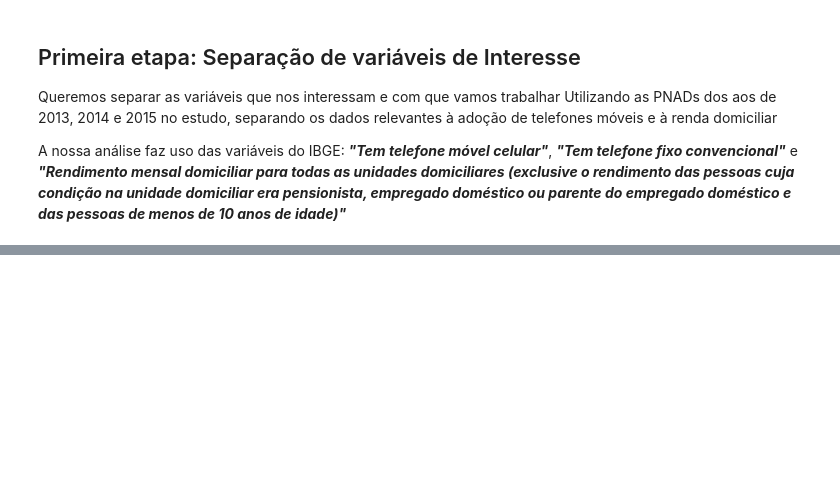
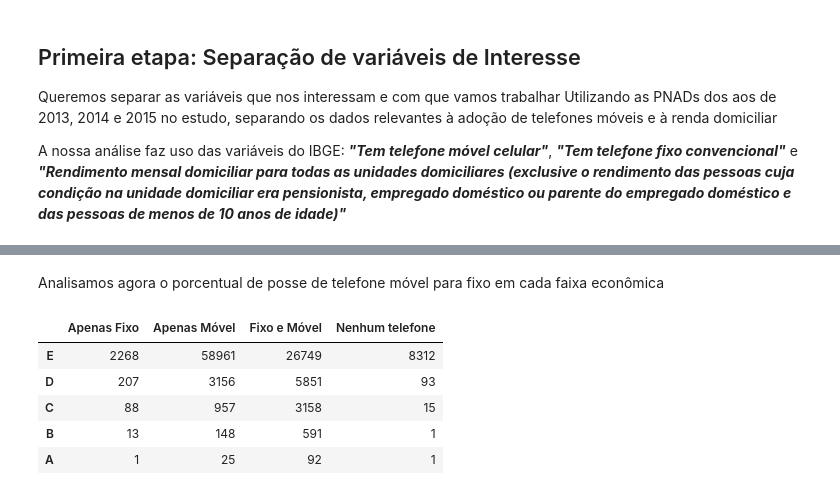
Before and after one commit to Yiaannn/CD17, a Jupyter notebook: Projeto 1/Projeto1 Layout.ipynb, the cells around one changed output, grey strips where cells are left out. Drawn from its saved outputs; the diff is of its cells as text; code cells hidden in the pictures; blank space fills up the shorter version.

```diff
--- a/Projeto 1/Projeto1 Layout.ipynb
+++ b/Projeto 1/Projeto1 Layout.ipynb
@@ -166,0 +125,45 @@ See the caveats in the documentation: http://pandas.pydata.org/pandas-docs/stabl
+# %% [markdown]
+Analisamos agora o porcentual de posse de telefone móvel para fixo em cada faixa econômica
+# %%
+analysis13= pd.DataFrame()
+analysis13['Apenas Fixo']= [
+    len( df13[(df13['Renda']=="E") & (df13['Celular']=="Ausente") & (df13['Fixo']=="Presente")] ),
+    len( df13[(df13['Renda']=="D") & (df13['Celular']=="Ausente") & (df13['Fixo']=="Presente")] ),
+    len( df13[(df13['Renda']=="C") & (df13['Celular']=="Ausente") & (df13['Fixo']=="Presente")] ),
+    len( df13[(df13['Renda']=="B") & (df13['Celular']=="Ausente") & (df13['Fixo']=="Presente")] ),
+    len( df13[(df13['Renda']=="A") & (df13['Celular']=="Ausente") & (df13['Fixo']=="Presente")] )
+    ]
+
+analysis13['Apenas Móvel']= [
+    len( df13[(df13['Renda']=="E") & (df13['Celular']=="Presente") & (df13['Fixo']=="Ausente")] ),
+    len( df13[(df13['Renda']=="D") & (df13['Celular']=="Presente") & (df13['Fixo']=="Ausente")] ),
+    len( df13[(df13['Renda']=="C") & (df13['Celular']=="Presente") & (df13['Fixo']=="Ausente")] ),
+    len( df13[(df13['Renda']=="B") & (df13['Celular']=="Presente") & (df13['Fixo']=="Ausente")] ),
+    len( df13[(df13['Renda']=="A") & (df13['Celular']=="Presente") & (df13['Fixo']=="Ausente")] )
+    ]
+
+analysis13['Fixo e Móvel']= [
+    len( df13[(df13['Renda']=="E") & (df13['Celular']=="Presente") & (df13['Fixo']=="Presente")] ),
+    len( df13[(df13['Renda']=="D") & (df13['Celular']=="Presente") & (df13['Fixo']=="Presente")] ),
+    len( df13[(df13['Renda']=="C") & (df13['Celular']=="Presente") & (df13['Fixo']=="Presente")] ),
+    len( df13[(df13['Renda']=="B") & (df13['Celular']=="Presente") & (df13['Fixo']=="Presente")] ),
+    len( df13[(df13['Renda']=="A") & (df13['Celular']=="Presente") & (df13['Fixo']=="Presente")] )
+    ]
+
+analysis13['Nenhum telefone']= [
+    len( df13[(df13['Renda']=="E") & (df13['Celular']=="Ausente") & (df13['Fixo']=="Ausente")] ),
+    len( df13[(df13['Renda']=="D") & (df13['Celular']=="Ausente") & (df13['Fixo']=="Ausente")] ),
+    len( df13[(df13['Renda']=="C") & (df13['Celular']=="Ausente") & (df13['Fixo']=="Ausente")] ),
+    len( df13[(df13['Renda']=="B") & (df13['Celular']=="Ausente") & (df13['Fixo']=="Ausente")] ),
+    len( df13[(df13['Renda']=="A") & (df13['Celular']=="Ausente") & (df13['Fixo']=="Ausente")] )
+    ]
+
+analysis13.index=['E', 'D', 'C', 'B', 'A']
+analysis13
+# %% [output]
+|  | Apenas Fixo | Apenas Móvel | Fixo e Móvel | Nenhum telefone |
+| E | 2268 | 58961 | 26749 | 8312 |
+| D | 207 | 3156 | 5851 | 93 |
+| C | 88 | 957 | 3158 | 15 |
+| B | 13 | 148 | 591 | 1 |
+| A | 1 | 25 | 92 | 1 |
```
Also changed, not shown: parts of 21 cells of this notebook.
